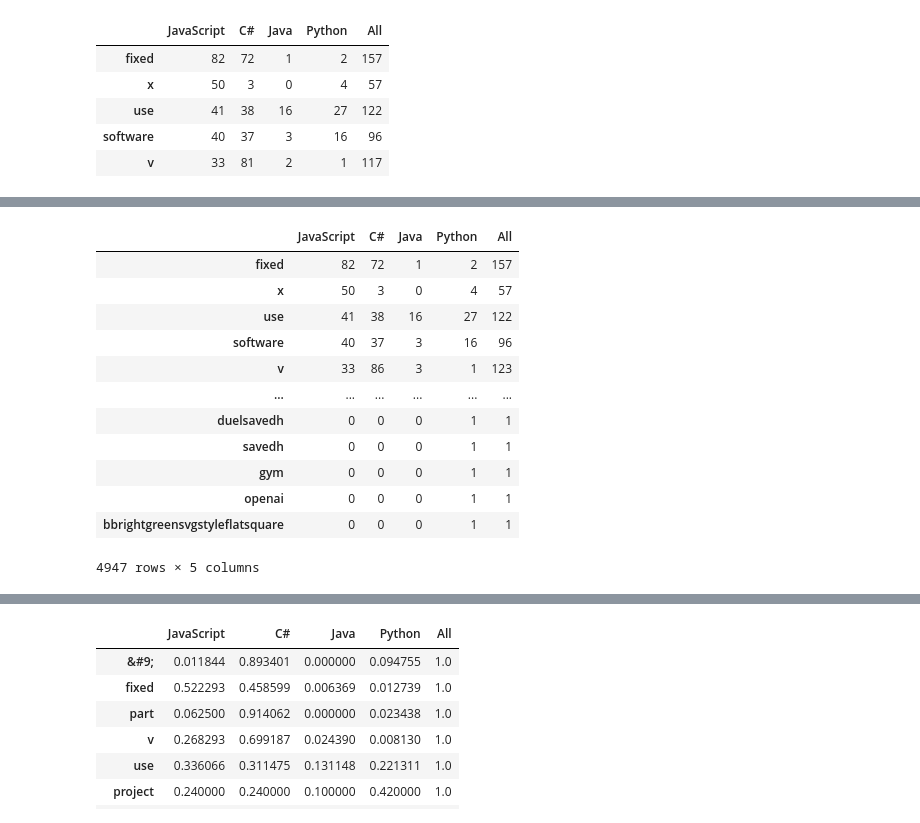
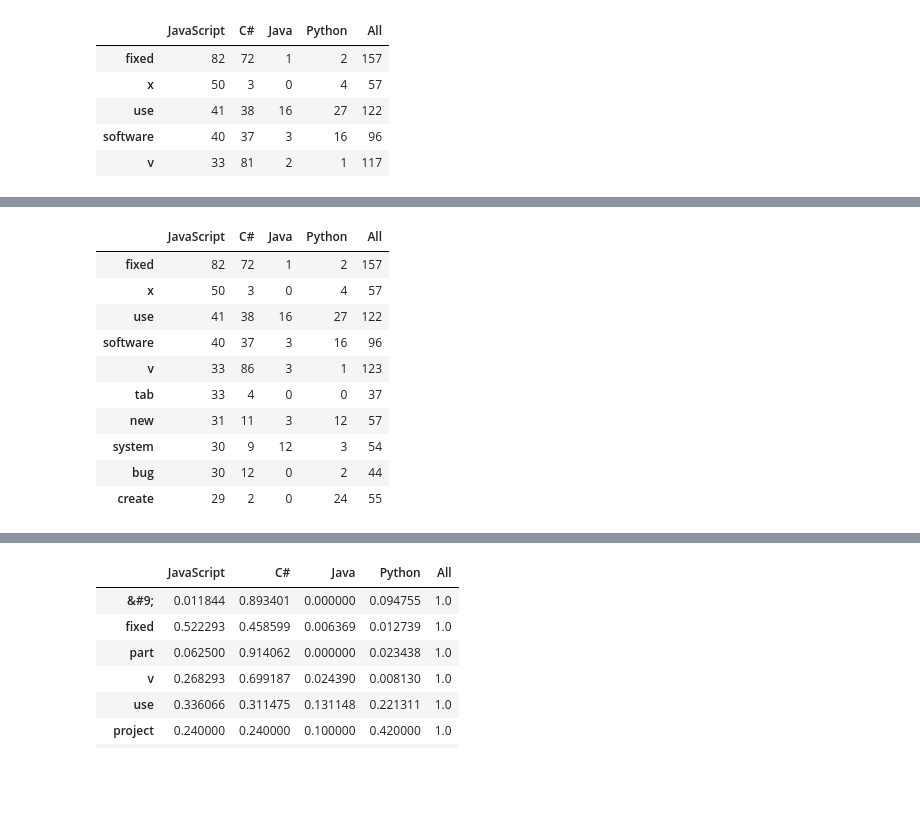
Before and after one commit to Codeup-Mirzakhani-Group1-NLP-Project/Codeup-Mirzakhani-GitHub-Scrape-NLP-Project, a Jupyter notebook: justin_docs/Justin_project_working.ipynb, the cells around one changed output, grey strips where cells are left out. Cells and saved outputs as stored; diff of their text form; code cells hidden in the pictures; blank space fills up the shorter version.

```diff
--- a/justin_docs/Justin_project_working.ipynb
+++ b/justin_docs/Justin_project_working.ipynb
@@ -416,0 +74,11 @@ all_clean
+# %%
+# Average Readme Length
+df['lem_length'] = df['lemmatized'].str.len()
+Python = df[df.language == 'Python']
+JavaScript = df[df.language == 'JavaScript']
+C = df[df.language == 'C#']
+Java = df[df.language == 'Java']
+print('    Python = ' , Python.lem_length.mean())
+print('Javascript = ', JavaScript.lem_length.mean())
+print('        C# =', C.lem_length.mean())
+print('      Java =', Java.lem_length.mean())
@@ -646,17 +651,15 @@ lem_word_counts.sort_values('All', ascending=False)
 # %%
-# sort by 'ham' and 'spam' columns
-lem_word_counts.sort_values(['JavaScript','C#','Java', 'Python', 'All'], ascending=False)
+# sort by one language
+lem_word_counts.sort_values(['JavaScript'], ascending=False).head(10)
 # %% [output]
 |  | JavaScript | C# | Java | Python | All |
 | fixed | 82 | 72 | 1 | 2 | 157 |
 | x | 50 | 3 | 0 | 4 | 57 |
 | use | 41 | 38 | 16 | 27 | 122 |
 | software | 40 | 37 | 3 | 16 | 96 |
 | v | 33 | 86 | 3 | 1 | 123 |
-| ... | ... | ... | ... | ... | ... |
-| duelsavedh | 0 | 0 | 0 | 1 | 1 |
-| savedh | 0 | 0 | 0 | 1 | 1 |
-| gym | 0 | 0 | 0 | 1 | 1 |
-| openai | 0 | 0 | 0 | 1 | 1 |
-| bbrightgreensvgstyleflatsquare | 0 | 0 | 0 | 1 | 1 |
+| tab | 33 | 4 | 0 | 0 | 37 |
+| new | 31 | 11 | 3 | 12 | 57 |
+| system | 30 | 9 | 12 | 3 | 54 |
+| bug | 30 | 12 | 0 | 2 | 44 |
+| create | 29 | 2 | 0 | 24 | 55 |
-4947 rows × 5 columns
```
Also changed, not shown: parts of 72 cells of this notebook.
